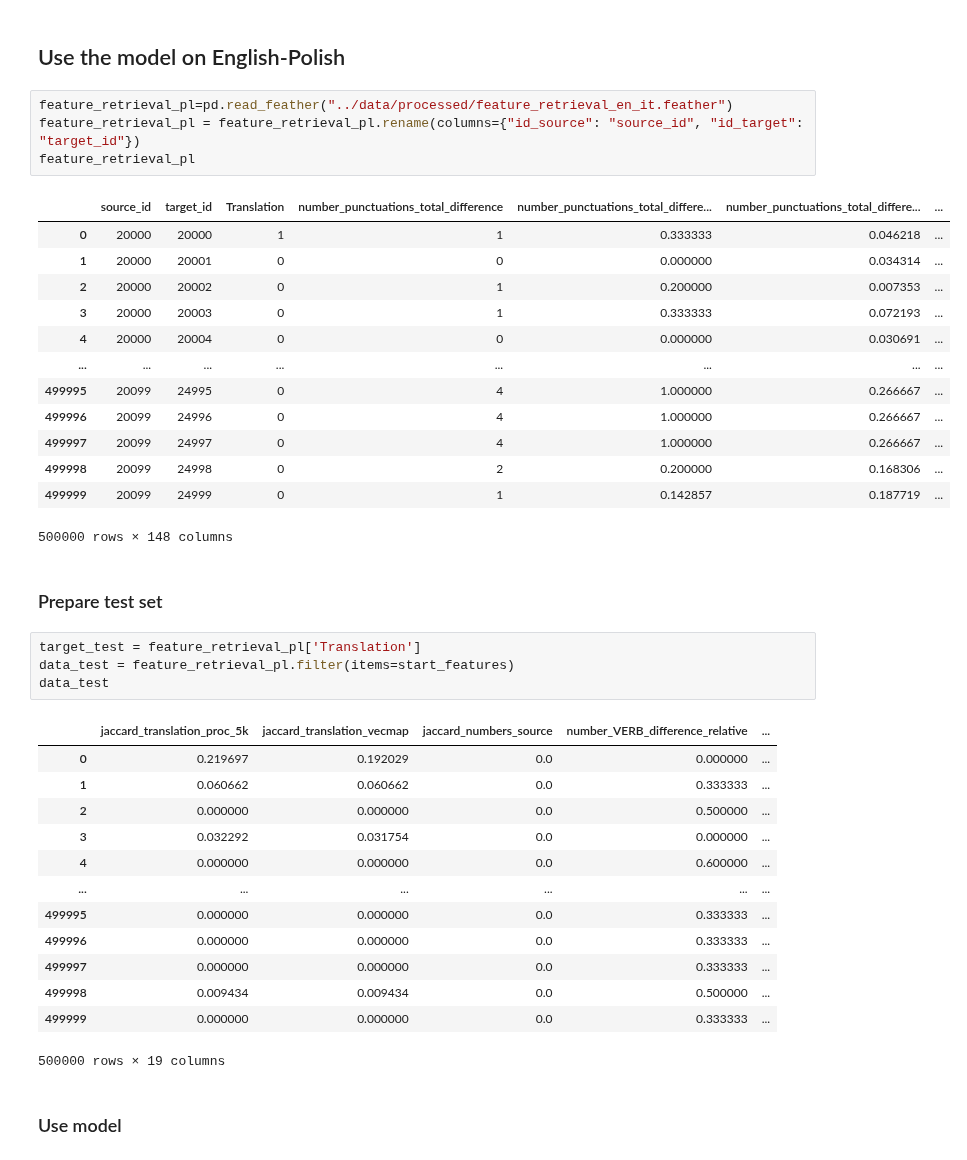
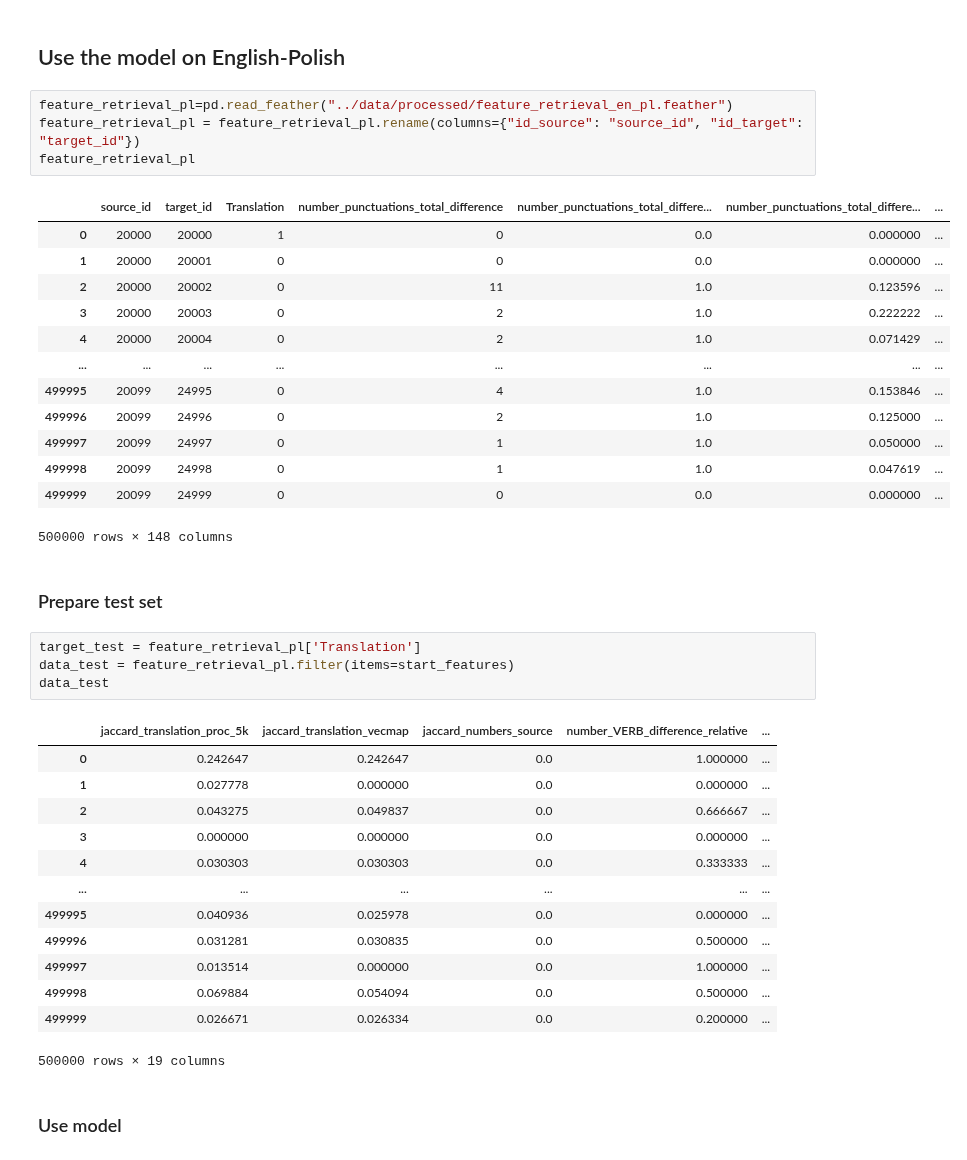
Before and after one commit to J4K08L4N63N84HN/crosslingual-information-retrieval, a Jupyter notebook: notebooks/Supervised_Retrieval_LR.ipynb, the cells around one changed output. Cells and saved outputs as stored; diff of their text form.

```diff
--- a/notebooks/Supervised_Retrieval_LR.ipynb
+++ b/notebooks/Supervised_Retrieval_LR.ipynb
@@ -237,22 +234,22 @@ The Italian MAP score on test set: 0.8129
 # %% [markdown]
 ## Use the model on English-Polish
 # %%
-feature_retrieval_pl=pd.read_feather("../data/processed/feature_retrieval_en_it.feather")
+feature_retrieval_pl=pd.read_feather("../data/processed/feature_retrieval_en_pl.feather")
 feature_retrieval_pl = feature_retrieval_pl.rename(columns={"id_source": "source_id", "id_target": "target_id"})
 feature_retrieval_pl
 # %% [output]
 |  | source_id | target_id | Translation | number_punctuations_total_difference | number_punctuations_total_differe... | number_punctuations_total_differe... | ... |
-| 0 | 20000 | 20000 | 1 | 1 | 0.333333 | 0.046218 | ... |
-| 1 | 20000 | 20001 | 0 | 0 | 0.000000 | 0.034314 | ... |
-| 2 | 20000 | 20002 | 0 | 1 | 0.200000 | 0.007353 | ... |
-| 3 | 20000 | 20003 | 0 | 1 | 0.333333 | 0.072193 | ... |
-| 4 | 20000 | 20004 | 0 | 0 | 0.000000 | 0.030691 | ... |
+| 0 | 20000 | 20000 | 1 | 0 | 0.0 | 0.000000 | ... |
+| 1 | 20000 | 20001 | 0 | 0 | 0.0 | 0.000000 | ... |
+| 2 | 20000 | 20002 | 0 | 11 | 1.0 | 0.123596 | ... |
+| 3 | 20000 | 20003 | 0 | 2 | 1.0 | 0.222222 | ... |
+| 4 | 20000 | 20004 | 0 | 2 | 1.0 | 0.071429 | ... |
 | ... | ... | ... | ... | ... | ... | ... | ... |
-| 499995 | 20099 | 24995 | 0 | 4 | 1.000000 | 0.266667 | ... |
-| 499996 | 20099 | 24996 | 0 | 4 | 1.000000 | 0.266667 | ... |
-| 499997 | 20099 | 24997 | 0 | 4 | 1.000000 | 0.266667 | ... |
-| 499998 | 20099 | 24998 | 0 | 2 | 0.200000 | 0.168306 | ... |
-| 499999 | 20099 | 24999 | 0 | 1 | 0.142857 | 0.187719 | ... |
+| 499995 | 20099 | 24995 | 0 | 4 | 1.0 | 0.153846 | ... |
+| 499996 | 20099 | 24996 | 0 | 2 | 1.0 | 0.125000 | ... |
+| 499997 | 20099 | 24997 | 0 | 1 | 1.0 | 0.050000 | ... |
+| 499998 | 20099 | 24998 | 0 | 1 | 1.0 | 0.047619 | ... |
+| 499999 | 20099 | 24999 | 0 | 0 | 0.0 | 0.000000 | ... |
 500000 rows × 148 columns
 # %% [markdown]
 ### Prepare test set
@@ -262,17 +259,17 @@ data_test = feature_retrieval_pl.filter(items=start_features)
 data_test
 # %% [output]
 |  | jaccard_translation_proc_5k | jaccard_translation_vecmap | jaccard_numbers_source | number_VERB_difference_relative | ... |
-| 0 | 0.219697 | 0.192029 | 0.0 | 0.000000 | ... |
-| 1 | 0.060662 | 0.060662 | 0.0 | 0.333333 | ... |
-| 2 | 0.000000 | 0.000000 | 0.0 | 0.500000 | ... |
-| 3 | 0.032292 | 0.031754 | 0.0 | 0.000000 | ... |
-| 4 | 0.000000 | 0.000000 | 0.0 | 0.600000 | ... |
+| 0 | 0.242647 | 0.242647 | 0.0 | 1.000000 | ... |
+| 1 | 0.027778 | 0.000000 | 0.0 | 0.000000 | ... |
+| 2 | 0.043275 | 0.049837 | 0.0 | 0.666667 | ... |
+| 3 | 0.000000 | 0.000000 | 0.0 | 0.000000 | ... |
+| 4 | 0.030303 | 0.030303 | 0.0 | 0.333333 | ... |
 | ... | ... | ... | ... | ... | ... |
-| 499995 | 0.000000 | 0.000000 | 0.0 | 0.333333 | ... |
-| 499996 | 0.000000 | 0.000000 | 0.0 | 0.333333 | ... |
-| 499997 | 0.000000 | 0.000000 | 0.0 | 0.333333 | ... |
-| 499998 | 0.009434 | 0.009434 | 0.0 | 0.500000 | ... |
-| 499999 | 0.000000 | 0.000000 | 0.0 | 0.333333 | ... |
+| 499995 | 0.040936 | 0.025978 | 0.0 | 0.000000 | ... |
+| 499996 | 0.031281 | 0.030835 | 0.0 | 0.500000 | ... |
+| 499997 | 0.013514 | 0.000000 | 0.0 | 1.000000 | ... |
+| 499998 | 0.069884 | 0.054094 | 0.0 | 0.500000 | ... |
+| 499999 | 0.026671 | 0.026334 | 0.0 | 0.200000 | ... |
 500000 rows × 19 columns
 # %% [markdown]
 ### Use model
```
Also changed, not shown: parts of 2 cells of this notebook.
